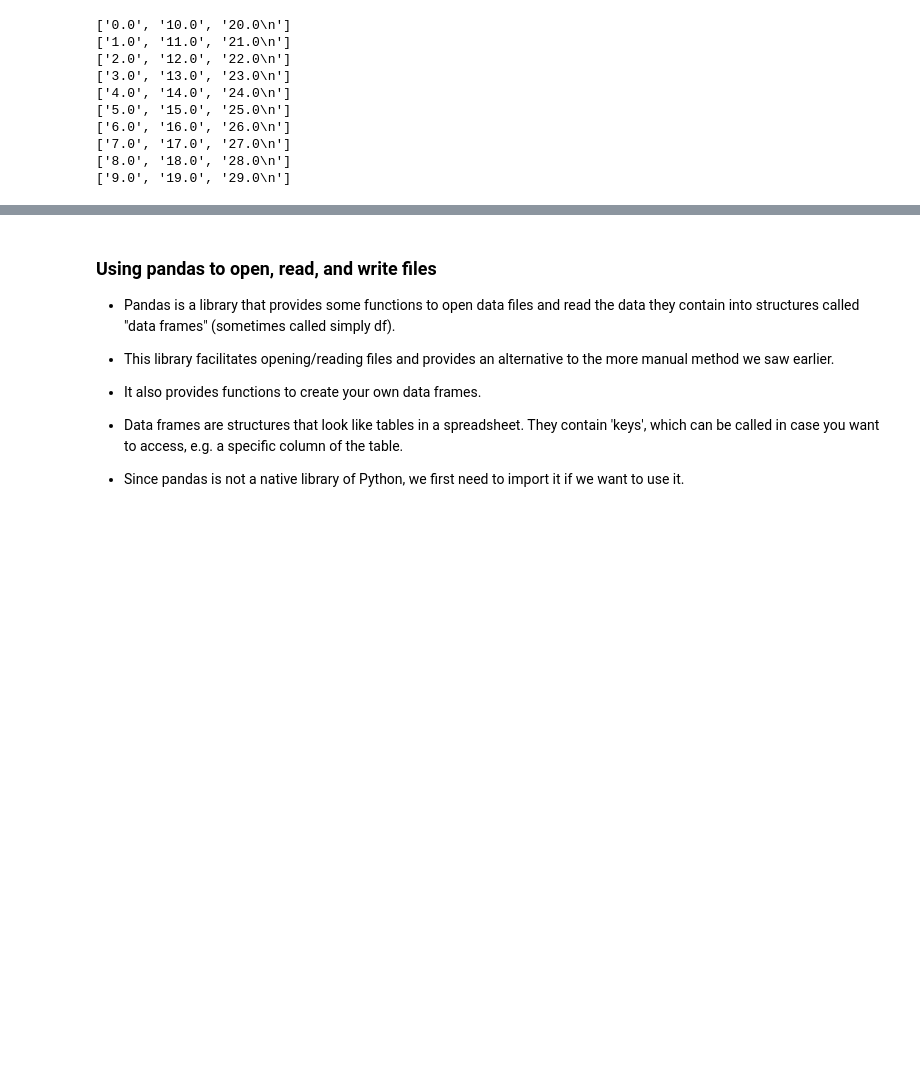
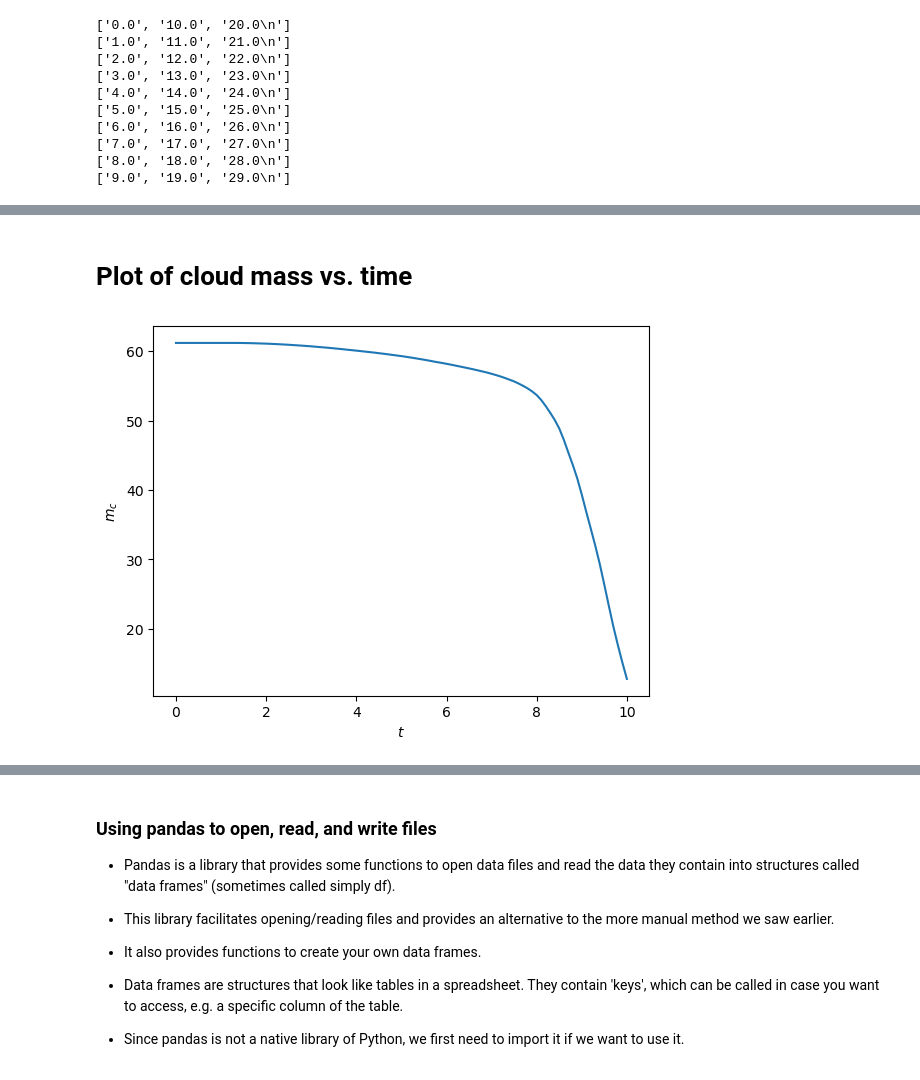
Before and after one commit to wbandabarragan/computational-physics-1, a Jupyter notebook: unit-1/108-Data-Input-Output.ipynb, the cells around one changed output, grey strips where cells are left out. Saved outputs shown, nothing was run; the diff lists cells and outputs as text; code cells hidden in the pictures; blank space fills up the shorter version.

```diff
--- a/unit-1/108-Data-Input-Output.ipynb
+++ b/unit-1/108-Data-Input-Output.ipynb
@@ -457,0 +496,29 @@ plt.show()
+# %%
+# Let's not out the data into lists
+
+file = open("../sample-data/data_1.dat", "r")
+
+data = file.readlines()
+
+# Define empty lists
+c_0 = []
+c_1 = []
+c_2 = []
+c_3 = []
+
+# Do a for loop
+for j in data[1:]: # Avoid header, so we start in 1
+    numbers = j.split()
+    c_0.append(numbers[0])
+    c_1.append(numbers[1])
+    c_2.append(numbers[2])
+    c_3.append(numbers[3])
+
+file.close()
+
+# Pass the lists to arrays
+
+c_0r = np.array(c_0, dtype = float) # Time
+c_1r = np.array(c_1, dtype = float) # Mass
+c_2r = np.array(c_2, dtype = float) # Flux through half the box
+c_3r = np.array(c_3, dtype = float) # Flux through back side of the box
@@ -457,0 +530,15 @@ plt.show()
+# %% [markdown]
+# Plot of cloud mass vs. time
+# %%
+# Figure environment
+
+plt.figure()
+
+plt.plot(c_0r, c_1r)
+
+plt.xlabel(r"$t$")
+plt.ylabel(r"$m_c$")
+
+plt.show()
+# %% [output]
+[figure, added]
```
Also changed, not shown: parts of 41 cells of this notebook, 19 other files.
